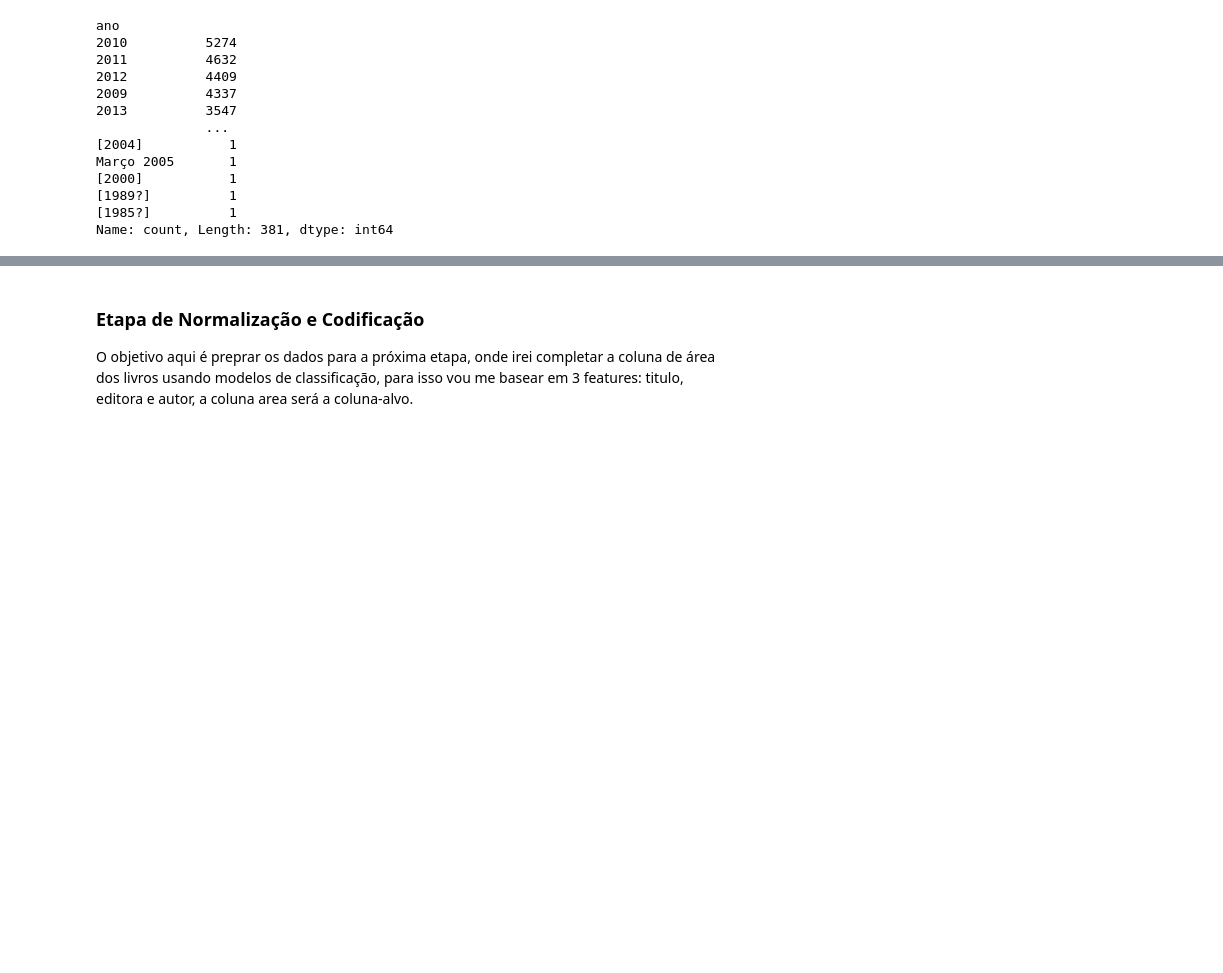
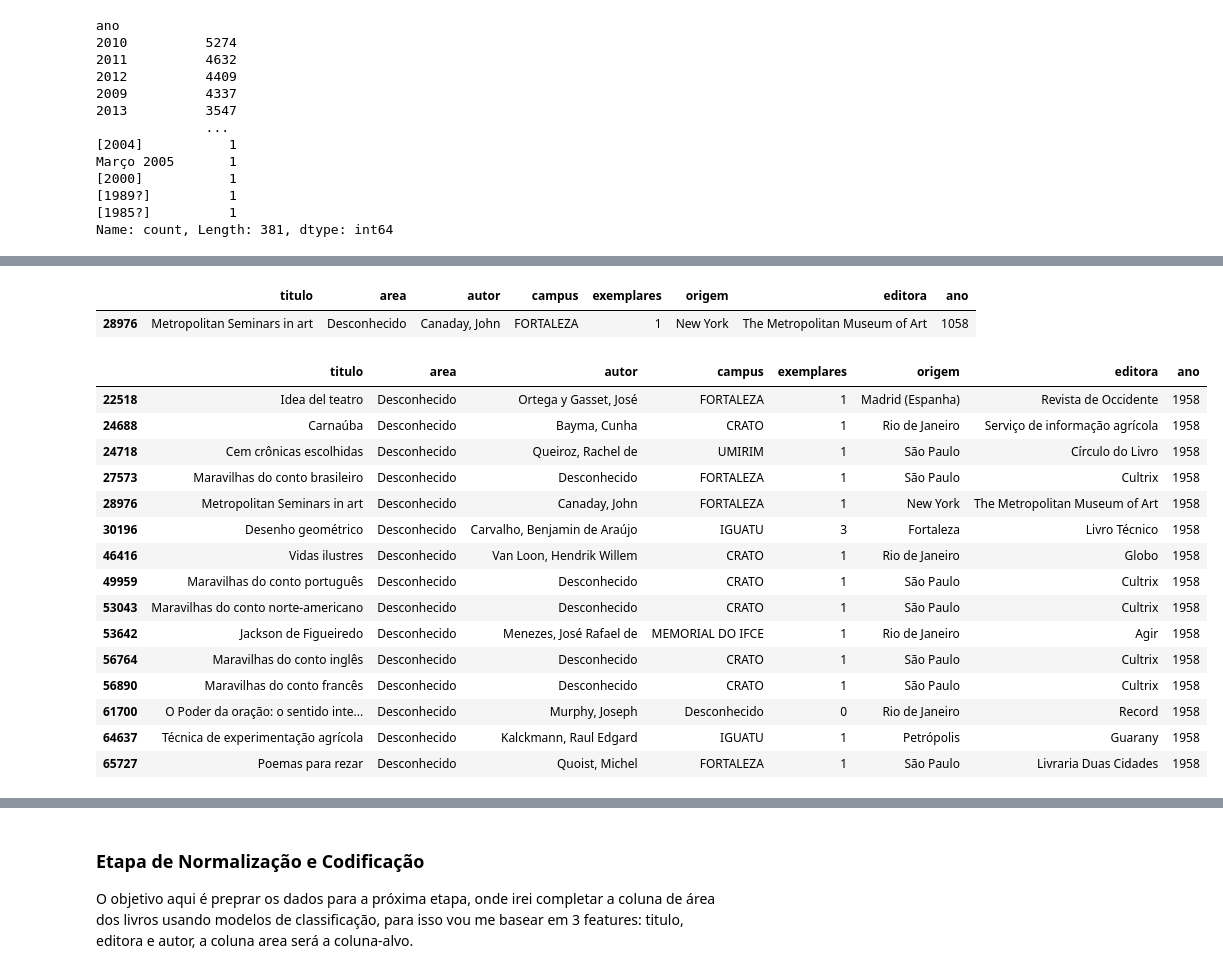
Before and after one commit to vlimax/Rede-Bibliotecas-IFCE, a Jupyter notebook: Exploração de Dados.ipynb, the cells around one changed output, grey strips where cells are left out. Saved outputs shown, nothing was run; the diff lists cells and outputs as text; code cells hidden in the pictures; blank space fills up the shorter version.

Commit message:
limpeza das datas de publicação dos livros

```diff
--- a/Exploração de Dados.ipynb
+++ b/Exploração de Dados.ipynb
@@ -207,0 +228,4 @@ Name: count, Length: 381, dtype: int64
+# %%
+df_clean['ano'] = df_clean['ano'].str.replace(r'\D', '', regex=True)
+
+df_clean.loc[df_clean['ano'] == '', 'ano'] = 0
@@ -207,0 +248,6 @@ Name: count, Length: 381, dtype: int64
+# %%
+df_clean['ano'] = df_clean['ano'].fillna(0).astype(int)
+
+filtro = (df_clean['ano'] > 2026) | (df_clean['ano'] < 1000)
+
+df_clean.loc[filtro, 'ano'] = 0
@@ -207,0 +270,26 @@ Name: count, Length: 381, dtype: int64
+# %%
+df_clean[df_clean['ano']==1058]
+# %% [output]
+|  | titulo | area | autor | campus | exemplares | origem | editora | ano |
+| 28976 | Metropolitan Seminars in art | Desconhecido | Canaday, John | FORTALEZA | 1 | New York | The Metropolitan Museum of Art | 1058 |
+# %%
+df_clean.loc[28976, 'ano'] = 1958
+# %%
+df_clean[df_clean['ano']==1958]
+# %% [output]
+|  | titulo | area | autor | campus | exemplares | origem | editora | ano |
+| 22518 | Idea del teatro | Desconhecido | Ortega y Gasset, José | FORTALEZA | 1 | Madrid (Espanha) | Revista de Occidente | 1958 |
+| 24688 | Carnaúba | Desconhecido | Bayma, Cunha | CRATO | 1 | Rio de Janeiro | Serviço de informação agrícola | 1958 |
+| 24718 | Cem crônicas escolhidas | Desconhecido | Queiroz, Rachel de | UMIRIM | 1 | São Paulo | Círculo do Livro | 1958 |
+| 27573 | Maravilhas do conto brasileiro | Desconhecido | Desconhecido | FORTALEZA | 1 | São Paulo | Cultrix | 1958 |
+| 28976 | Metropolitan Seminars in art | Desconhecido | Canaday, John | FORTALEZA | 1 | New York | The Metropolitan Museum of Art | 1958 |
+| 30196 | Desenho geométrico | Desconhecido | Carvalho, Benjamin de Araújo | IGUATU | 3 | Fortaleza | Livro Técnico | 1958 |
+| 46416 | Vidas ilustres | Desconhecido | Van Loon, Hendrik Willem | CRATO | 1 | Rio de Janeiro | Globo | 1958 |
+| 49959 | Maravilhas do conto português | Desconhecido | Desconhecido | CRATO | 1 | São Paulo | Cultrix | 1958 |
+| 53043 | Maravilhas do conto norte-americano | Desconhecido | Desconhecido | CRATO | 1 | São Paulo | Cultrix | 1958 |
+| 53642 | Jackson de Figueiredo | Desconhecido | Menezes, José Rafael de | MEMORIAL DO IFCE | 1 | Rio de Janeiro | Agir | 1958 |
+| 56764 | Maravilhas do conto inglês | Desconhecido | Desconhecido | CRATO | 1 | São Paulo | Cultrix | 1958 |
+| 56890 | Maravilhas do conto francês | Desconhecido | Desconhecido | CRATO | 1 | São Paulo | Cultrix | 1958 |
+| 61700 | O Poder da oração: o sentido inte... | Desconhecido | Murphy, Joseph | Desconhecido | 0 | Rio de Janeiro | Record | 1958 |
+| 64637 | Técnica de experimentação agrícola | Desconhecido | Kalckmann, Raul Edgard | IGUATU | 1 | Petrópolis | Guarany | 1958 |
+| 65727 | Poemas para rezar | Desconhecido | Quoist, Michel | FORTALEZA | 1 | São Paulo | Livraria Duas Cidades | 1958 |
```
Also changed, not shown: parts of 6 cells of this notebook.
